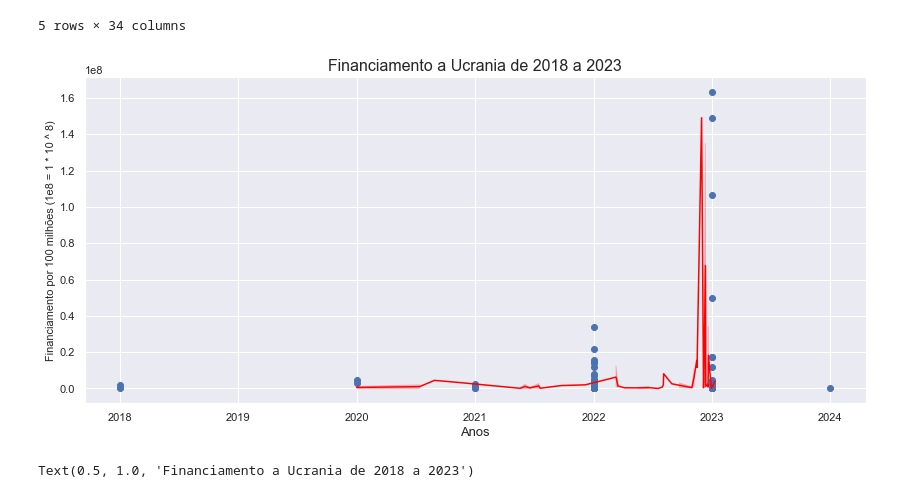
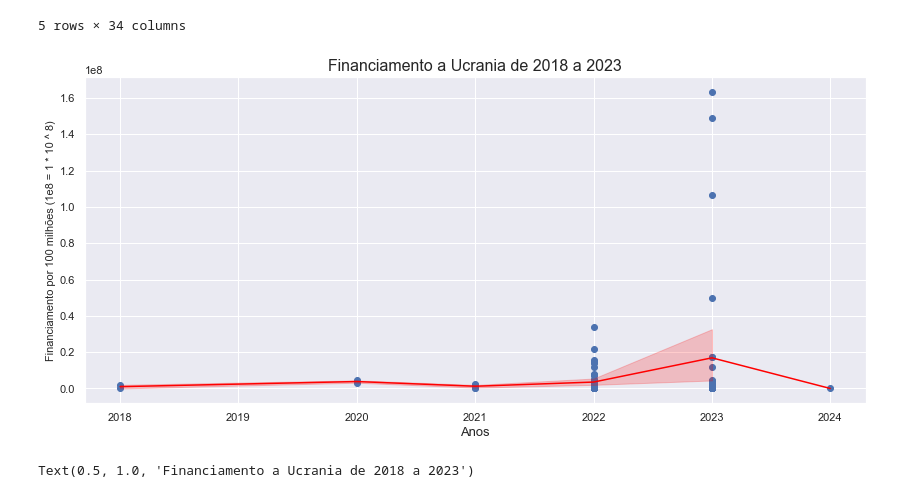
Before and after one commit to henriquecarvalho-maker/Projeto-Guerra-da-Ucrania, a Jupyter notebook: Financiamento_a_Ucraniano.ipynb, the cells around one changed output. Drawn from its saved outputs; the diff is of its cells as text; code cells hidden in the pictures.

```diff
--- a/Financiamento_a_Ucraniano.ipynb
+++ b/Financiamento_a_Ucraniano.ipynb
@@ -53,16 +53,16 @@ datadf['amountUSD'] = pd.to_numeric(datadf['amountUSD'])
 # %%
 plt.scatter(datadf['srcUsageYearEnd'], datadf['amountUSD'])
 plt.title('Financiamento a Ucrania de 2018 a 2023', fontsize=16)
 plt.ylabel('Financiamento por 100 milhões (1e8 = 1 * 10 ^ 8)', fontsize=11)
 plt.xlabel('Anos', fontsize=13)
 
-ax = sns.lineplot(data=datadf, x='date', y='amountUSD', color= 'red')
+ax = sns.lineplot(data=datadf, x='srcUsageYearEnd', y='amountUSD', color= 'red')
 #ax.figure.set_size_inches((12,6))
 #ax.set_ylabel('Financiamento por 100 milhões (1e8 = 1 * 10 ^ 8)', fontsize=11)
 #ax.set_xlabel('Anos', fontsize=13)
 #ax.set_title('Financiamento a Ucrania de 2018 a 2023', fontsize=16)
 # %% [output]
-[figure, old version]
+[figure, new version]
 # %%
 datadf['date'] = pd.to_datetime(datadf['date'])
 # %%
```
Also changed, not shown: parts of 2 cells of this notebook.
